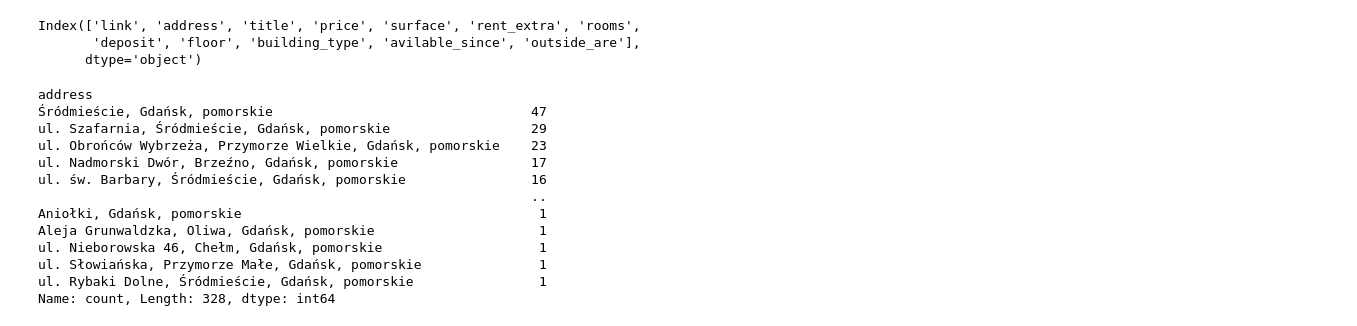
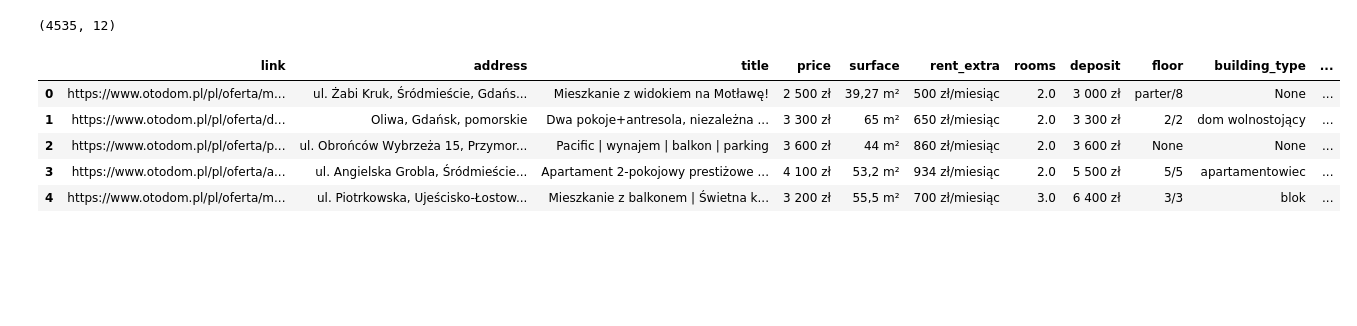
Before and after one commit to Mateusz-Matejko/masters_thesis, a Jupyter notebook: project/data_prepocessing/otodom_process.ipynb, the cells around one changed output. Drawn from its saved outputs; the diff is of its cells as text; code cells hidden in the pictures; blank space fills up the shorter version.

Commit message:
data been processed

```diff
--- a/project/data_prepocessing/otodom_process.ipynb
+++ b/project/data_prepocessing/otodom_process.ipynb
@@ -7,31 +7,13 @@ import re
 # %%
 pd.reset_option('display.max_colwidth')
 # %%
-collected_08_23 = {
-    "otodom_krk" : "../original_data/collected_08_23/master_data/otodom_krk.json",
-    "otodom_gda" : "../original_data/collected_08_23/master_data/otodom_gda.json",
-    "olx_gda" : "../original_data/collected_08_23/master_data/olx_gda.json",
-    "olx_krk" : "../original_data/collected_08_23/master_data/olx_krk.json",
-    "gratka_gda" : "../original_data/collected_08_23/master_data/gratka_gda.json",
-    "gratak_krk" : "../original_data/collected_08_23/master_data/gratka_krk.json",
-    "trojmiasto_gda" : "../original_data/collected_08_23/master_data/trojmiasto_gda.json"
+master_data = {
+    "otodom_2023_master" : "../original_data_2023/otodom/ALL_DATA/gdansk_otodom_master_data.json",
 }
 
-# Create a dictionary to store DataFrames
-dataframes_08_23 = {}
+for key, value in master_data.items():
+    master_data[key] = pd.read_json(value)
 
-# Iterate through the JSON data and create DataFrames
-for key, value in collected_08_23.items():
-    dataframes_08_23[key] = pd.read_json(value)  # Assuming the data is in JSON format
-
-# Now, you have a dictionary of DataFrames where each key is a dataset
-# You can access them like this:
-otodom_krk_df = dataframes_08_23["otodom_krk"]
-otodom_gda_df = dataframes_08_23["otodom_gda"]
-olx_gda_df = dataframes_08_23["olx_gda"]
-olx_krk_df = dataframes_08_23["olx_krk"]
-gratka_gda_df = dataframes_08_23["gratka_gda"]
-gratak_krk_df = dataframes_08_23["gratak_krk"]
-trojmiasto_gda_df = dataframes_08_23["trojmiasto_gda"]
+otodom_df = master_data["otodom_2023_master"]
 # %%
-otodom_gda_df.isna().sum()
+df = otodom_df
@@ -52,22 +20,13 @@ dtype: int64
 # %%
-otodom_gda_df.columns
+df.shape
 # %% [output]
-Index(['link', 'address', 'title', 'price', 'surface', 'rent_extra', 'rooms',
-       'deposit', 'floor', 'building_type', 'avilable_since', 'outside_are'],
-      dtype='object')
+(4535, 12)
 # %%
-otodom_gda_df["address"].value_counts()
+df.head()
 # %% [output]
-address
-Śródmieście, Gdańsk, pomorskie                                 47
-ul. Szafarnia, Śródmieście, Gdańsk, pomorskie                  29
-ul. Obrońców Wybrzeża, Przymorze Wielkie, Gdańsk, pomorskie    23
-ul. Nadmorski Dwór, Brzeźno, Gdańsk, pomorskie                 17
-ul. św. Barbary, Śródmieście, Gdańsk, pomorskie                16
-                                                               ..
-Aniołki, Gdańsk, pomorskie                                      1
-Aleja Grunwaldzka, Oliwa, Gdańsk, pomorskie                     1
-ul. Nieborowska 46, Chełm, Gdańsk, pomorskie                    1
-ul. Słowiańska, Przymorze Małe, Gdańsk, pomorskie               1
-ul. Rybaki Dolne, Śródmieście, Gdańsk, pomorskie                1
-Name: count, Length: 328, dtype: int64
+|  | link | address | title | price | surface | rent_extra | rooms | deposit | floor | building_type | ... |
+| 0 | https://www.otodom.pl/pl/oferta/m... | ul. Żabi Kruk, Śródmieście, Gdańs... | Mieszkanie z widokiem na Motławę! | 2 500 zł | 39,27 m² | 500 zł/miesiąc | 2.0 | 3 000 zł | parter/8 | None | ... |
+| 1 | https://www.otodom.pl/pl/oferta/d... | Oliwa, Gdańsk, pomorskie | Dwa pokoje+antresola, niezależna ... | 3 300 zł | 65 m² | 650 zł/miesiąc | 2.0 | 3 300 zł | 2/2 | dom wolnostojący | ... |
+| 2 | https://www.otodom.pl/pl/oferta/p... | ul. Obrońców Wybrzeża 15, Przymor... | Pacific | wynajem | balkon | parking | 3 600 zł | 44 m² | 860 zł/miesiąc | 2.0 | 3 600 zł | None | None | ... |
+| 3 | https://www.otodom.pl/pl/oferta/a... | ul. Angielska Grobla, Śródmieście... | Apartament 2-pokojowy prestiżowe ... | 4 100 zł | 53,2 m² | 934 zł/miesiąc | 2.0 | 5 500 zł | 5/5 | apartamentowiec | ... |
+| 4 | https://www.otodom.pl/pl/oferta/m... | ul. Piotrkowska, Ujeścisko-Łostow... | Mieszkanie z balkonem | Świetna k... | 3 200 zł | 55,5 m² | 700 zł/miesiąc | 3.0 | 6 400 zł | 3/3 | blok | ... |
```
Also changed, not shown: parts of 14 cells of this notebook, 2 other files.
